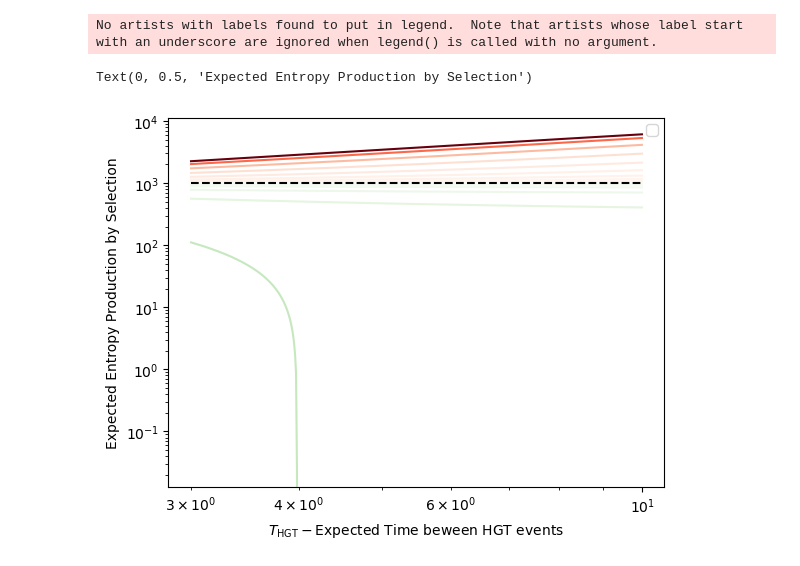
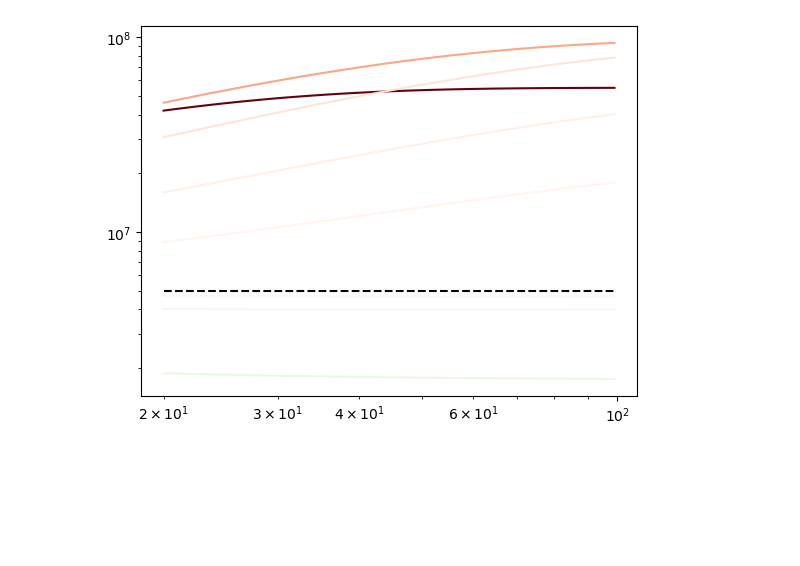
Before and after one commit to zhizhang1445/CRISPR_Sim, a Jupyter notebook: Unittest/HGTevents.ipynb, the cells around one changed output. Drawn from its saved outputs; the diff is of its cells as text; code cells hidden in the pictures; blank space fills up the shorter version.

```diff
--- a/Unittest/HGTevents.ipynb
+++ b/Unittest/HGTevents.ipynb
@@ -250,12 +216,13 @@ plt.legend(loc='upper right', bbox_to_anchor=(2, 1))
 # %%
 a = 3
-M = 10
-NH = 100
-N = 10
-tm = 3
+M = 5
+NH =10e5
+N = 6e4
+tm = 20
 t_0 = 0
-tau = M*NH/N
-t_HGT = np.arange(tm, 10, 0.01)
+A = 1
+tau = M*NH/(A*N)
+t_HGT = np.arange(tm, 100, 1)
 
 t_plus = lambda a: 1/((-a/tau**2)+(1/tau))
 c_plus = lambda a: M*NH + a*N - t_plus(a)*N - (t_plus(a)/(t_plus(a) - tm))*N*a
@@ -272,39 +239,39 @@ init_MNH = np.ones_like(t_HGT)*M*NH
 # %%
 # plt.plot(1/t_HGT, minus_curve_MNH, color = "red")
 
 fig, ax = plt.subplots()
 # minus_a_list = [0.01, 0.02, 0.04, 0.08, 0.16, 0.32, 0.64, 1.28, 2.56]
 minus_a_list = [0.01, 0.02, 0.04, 0.08, 0.16, 0.32, 0.64, 1.28, 2.56]
+minus_a_list = 5*np.power(10, -1*np.arange(0, 2.5, 0.5))
 cmap = plt.get_cmap("Reds")
 for a in minus_a_list:
-    color = cmap(a/minus_a_list[-1])
+    color = cmap((a/minus_a_list[0]))
     ax.plot(t_HGT, minus_MNH(a), color = color)
 
 
 # minus_a_list = [0.01, 1.28, 2, 2.56, 3, 3.5, 4, 4.2, 4.5, 4.9, 5.12]
 # minus_a_list = [0.0001, 0.01, 0.01, 1.5, 2, 3, 4, 5.12]
 plus_a_list = [0.01, 0.02, 0.04, 0.08, 0.16, 0.32, 0.64, 1.28, 2]
+plus_a_list = 5*np.power(10, -1*np.arange(0, 2.5, 0.5))
 cmap = plt.get_cmap("Greens")
 for a in plus_a_list:
-    color = cmap(a/plus_a_list[-1])
+    color = cmap(a/plus_a_list[0])
     ax.plot(t_HGT, plus_MNH(a), color = color)
 
 ax.plot(t_HGT, init_MNH, color = "black", linestyle = "dashed")
 ax.set_yscale("log")
 ax.set_xscale("log")
-ax.legend()
+# ax.legend()
 mappable = plt.cm.ScalarMappable(cmap=cmap)
 mappable.set_array(minus_a_list)
 # cbar = plt.colorbar(mappable, ax=ax, ticks=np.arange(16) + 0.5)
-plt.xlabel(r"$T_{\text{HGT}} -$" + "Expected Time beween HGT events")
-plt.ylabel("Expected Entropy Production by Selection")
+# plt.xlabel(r"$T_{\text{HGT}} -$" + "Expected Time beween HGT events")
+# plt.ylabel("Expected Entropy Production by Selection")
 # cbar.set_label(r'$\alpha -$'+ "HGT acquisition strength")
 # Show plot
-# plt.show()
+plt.show()
 # %% [output]
-No artists with labels found to put in legend.  Note that artists whose label start with an underscore are ignored when legend() is called with no argument.
-Text(0, 0.5, 'Expected Entropy Production by Selection')
-[figure, old version]
+[figure, new version]
 # %%
 a = np.arange(0, 3, 0.1)
 M = 10
```
Also changed, not shown: parts of 25 cells of this notebook, 25 other files.
